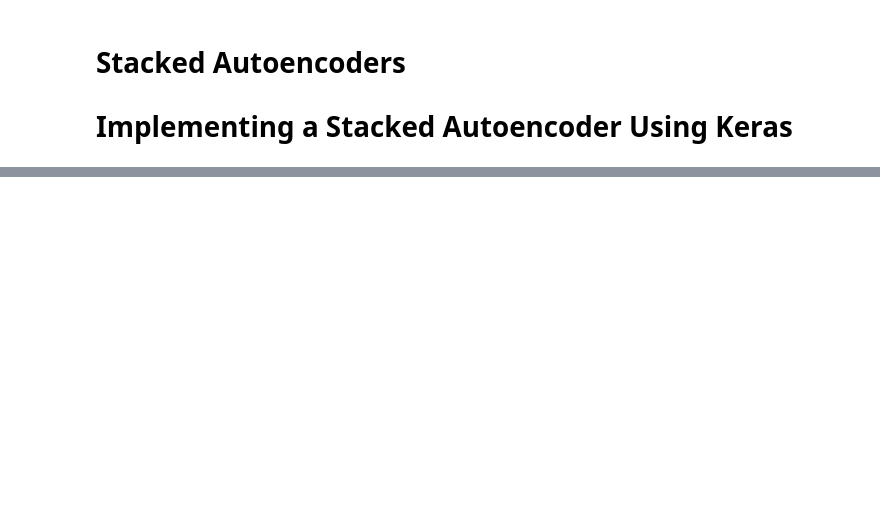
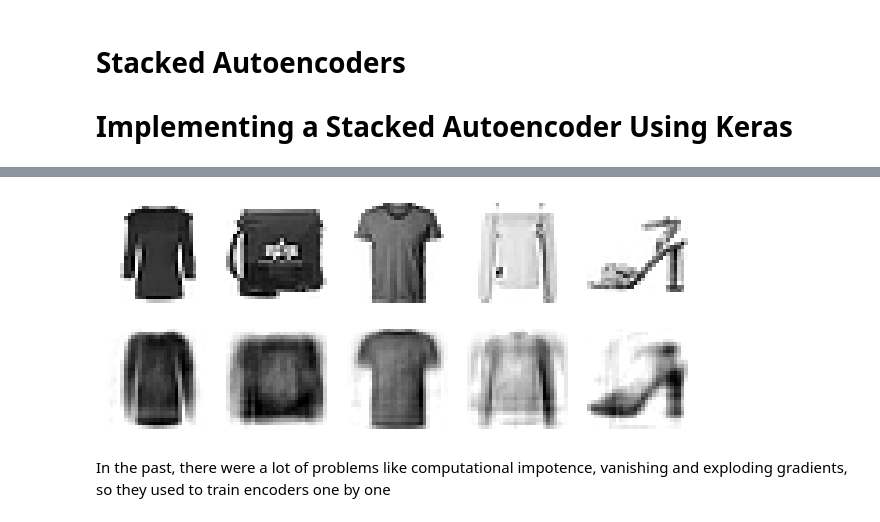
Before and after one commit to databyhuseyn/DeepLearning, a Jupyter notebook: autoencoders_gans_and_diffusion_models.ipynb, the cells around one changed output, grey strips where cells are left out. Saved outputs shown, nothing was run; the diff lists cells and outputs as text; code cells hidden in the pictures; blank space fills up the shorter version.

```diff
--- a/autoencoders_gans_and_diffusion_models.ipynb
+++ b/autoencoders_gans_and_diffusion_models.ipynb
@@ -63,0 +162,40 @@ Downloading data from https://storage.googleapis.com/tensorflow/tf-keras-dataset
+# %%
+class DenseTranspose(tf.keras.layers.Layer):
+  def __init__(self, dense, activation=None, **kwargs):
+    super().__init__(**kwargs)
+    self.dense = dense
+    self.activation = tf.keras.activations.get(activation)
+
+  def build(self, batch_input_shape):
+    self.biases = self.add_weight(name='bias',
+                                  shape=(self.dense.weights[0].shape[0], ),
+                                  initializer='zeros')
+    super().build(batch_input_shape)
+
+  def call(self, inputs):
+    Z = tf.matmul(inputs, self.dense.weights[0], transpose_b=True)
+    return self.activation(Z + self.biases)
+# %%
+tf.random.set_seed(42)
+
+dense_1 = tf.keras.layers.Dense(100, activation='relu')
+dense_2 = tf.keras.layers.Dense(30, activation='relu')
+
+tied_encoder = tf.keras.Sequential([
+  tf.keras.layers.Flatten(),
+  dense_1,
+  dense_2
+])
+
+tied_decoder = tf.keras.Sequential([
+  DenseTranspose(dense_2, activation='relu'),
+  DenseTranspose(dense_1),
+  tf.keras.layers.Reshape([28, 28])
+])
+
+tied_ae = tf.keras.Sequential([tied_encoder, tied_decoder])
+
+# extra code - compiles and fits the model
+tied_ae.compile(loss='mse', optimizer='nadam')
+history = tied_ae.fit(X_train, X_train, epochs=10,
+                      validation_data=(X_valid, X_valid))
@@ -63,0 +223,4 @@ Downloading data from https://storage.googleapis.com/tensorflow/tf-keras-dataset
+# %%
+plot_reconstructions(tied_ae)
+plt.show()
+# %% [output]
@@ -63,0 +228,3 @@ Downloading data from https://storage.googleapis.com/tensorflow/tf-keras-dataset
+[figure, added]
+# %% [markdown]
+In the past, there were a lot of problems like computational impotence, vanishing and exploding gradients, so they used to train encoders one by one
```
Also changed, not shown: parts of 21 cells of this notebook.
